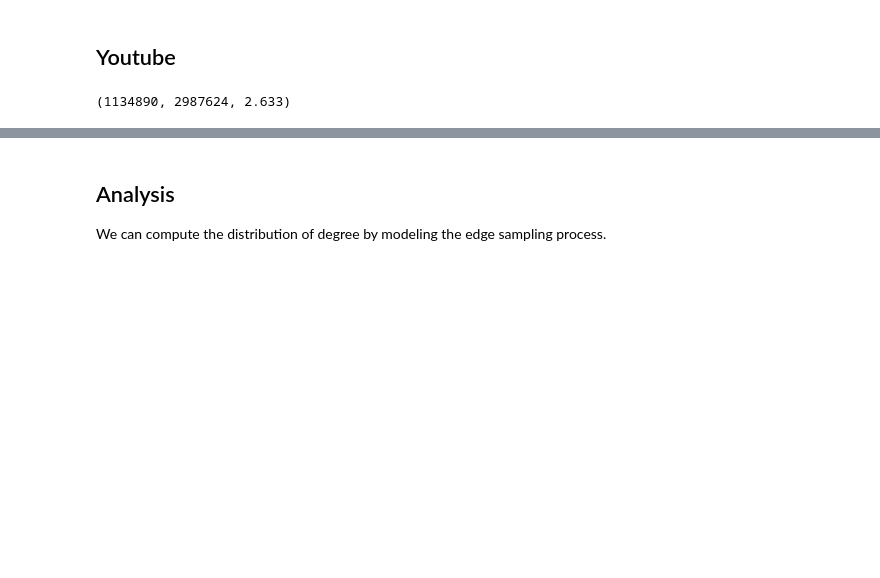
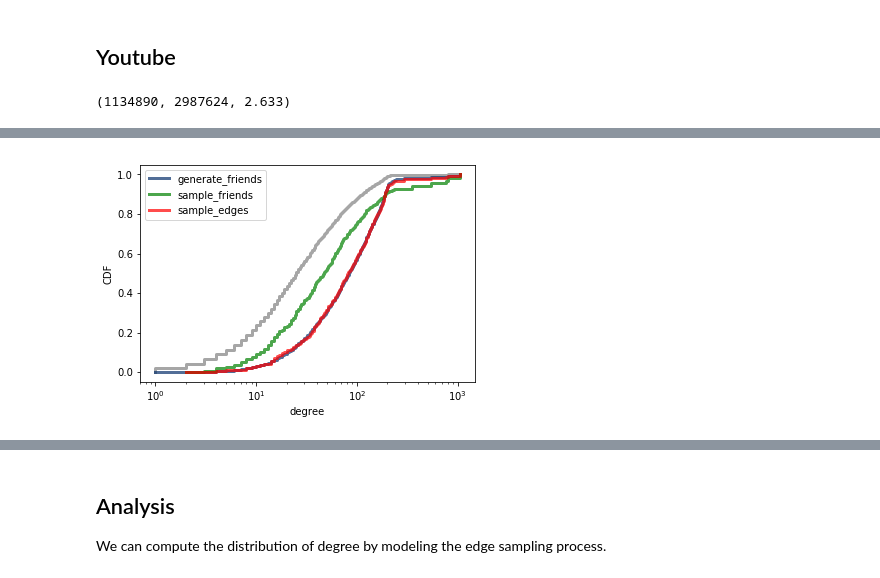
Before and after one commit to newsch/friend_value_hacking, a Jupyter notebook: code/social2evan.ipynb, the cells around one changed output, grey strips where cells are left out. Saved outputs shown, nothing was run; the diff lists cells and outputs as text; code cells hidden in the pictures; blank space fills up the shorter version.

```diff
--- a/code/social2evan.ipynb
+++ b/code/social2evan.ipynb
@@ -199,0 +228,4 @@ compare_friend_degree(yt)
+# %%
+compare_friend_degree_log_x(fb)
+# %% [output]
+[figure, added]
```
Also changed, not shown: parts of 11 cells of this notebook.
